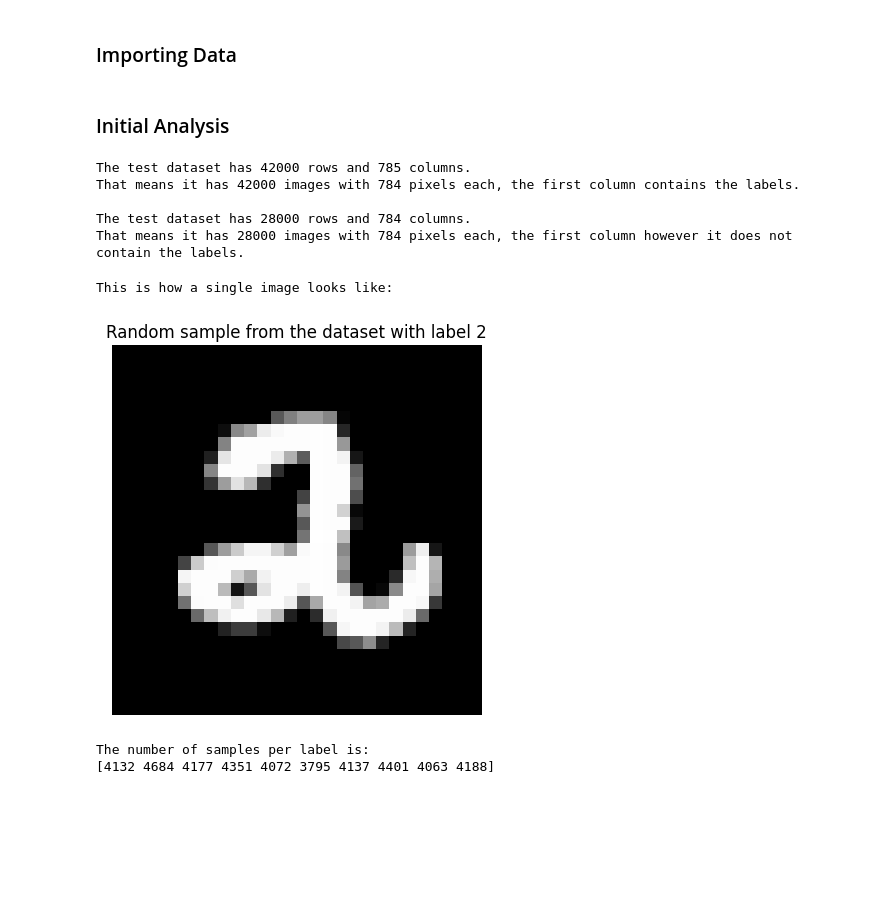
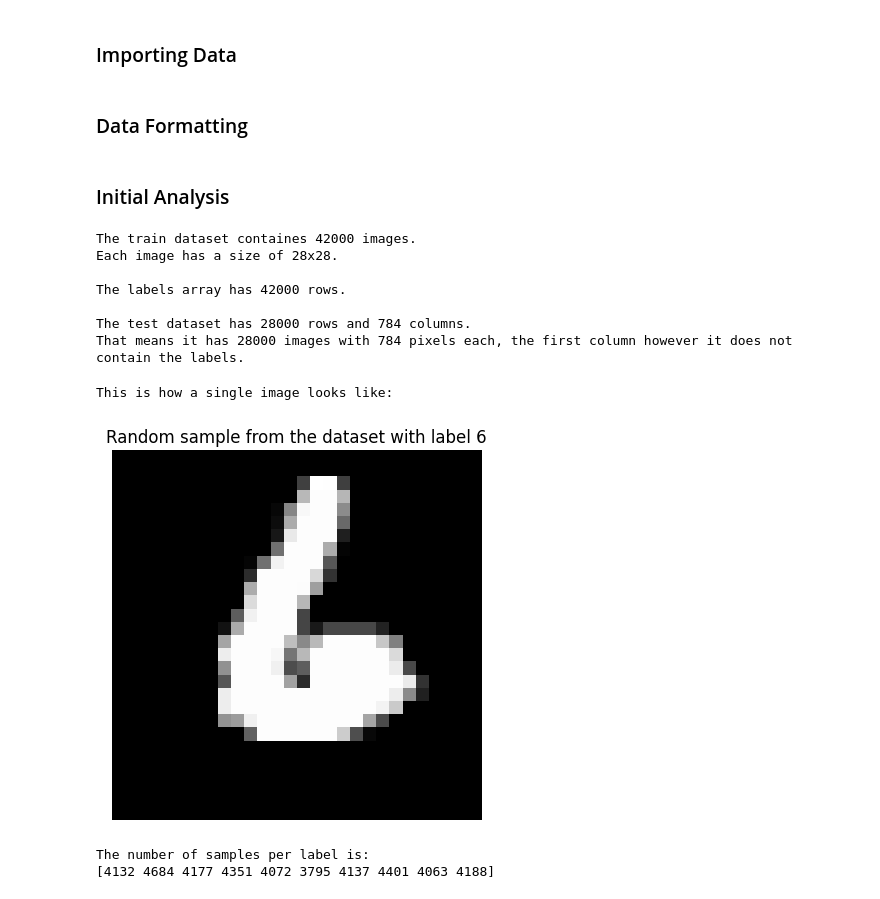
Before and after one commit to radtklau/mnist, a Jupyter notebook: mnist.ipynb, the cells around one changed output. Drawn from its saved outputs; the diff is of its cells as text; code cells hidden in the pictures; blank space fills up the shorter version.

```diff
--- a/mnist.ipynb
+++ b/mnist.ipynb
@@ -24,35 +28,47 @@ sample_submission = pd.read_csv('data/sample_submission.csv')
 test = pd.read_csv('data/mnist/test.csv')
 train = pd.read_csv('data/mnist/train.csv')
+# %% [markdown]
+### Data Formatting
+# %%
+# extract the labels
+labels = train.iloc[:, 0].values
+# extract the features
+features = train.iloc[:, 1:].values
+
+#reshape each row to 28x28
+features = features.reshape(features.shape[0], 28, 28)
 # %% [markdown]
 ### Initial Analysis
 # %%
 #small analysis of dataset
-print(f"The test dataset has {train.shape[0]} rows and {train.shape[1]} columns.")
-print("That means it has 42000 images with 784 pixels each, the first column \
-contains the labels.\n")
+print(f"The train dataset containes {features.shape[0]} images.")
+print(f"Each image has a size of {features.shape[1]}x{features.shape[2]}.\n")
+
+print(f"The labels array has {labels.shape[0]} rows.\n")
 
 print(f"The test dataset has {test.shape[0]} rows and {test.shape[1]} columns.")
 print("That means it has 28000 images with 784 pixels each, the first column \
 however it does not contain the labels.\n")
-#print(train.head())
 # %% [output]
-The test dataset has 42000 rows and 785 columns.
-That means it has 42000 images with 784 pixels each, the first column contains the labels.
+The train dataset containes 42000 images.
+Each image has a size of 28x28.
+
+The labels array has 42000 rows.
 
 The test dataset has 28000 rows and 784 columns.
 That means it has 28000 images with 784 pixels each, the first column however it does not contain the labels.
 # %%
 print("This is how a single image looks like:")
-random_ind = random.randint(1, 785)
-random_sample = train.iloc[random_ind, 1:].values
-label = train.iloc[random_ind, 0]
+random_ind = random.randint(1,42000)
+random_sample = features[random_ind]
+label = labels[random_ind]
 random_sample = random_sample.reshape((28, 28))
 
 plt.imshow(random_sample, cmap='gray')
 plt.axis('off')
 plt.title(f"Random sample from the dataset with label {label}")
 plt.show()
 # %% [output]
 This is how a single image looks like:
-[figure, old version]
+[figure, new version]
 # %%
```
Also changed, not shown: parts of 14 cells of this notebook, 1 other file.
